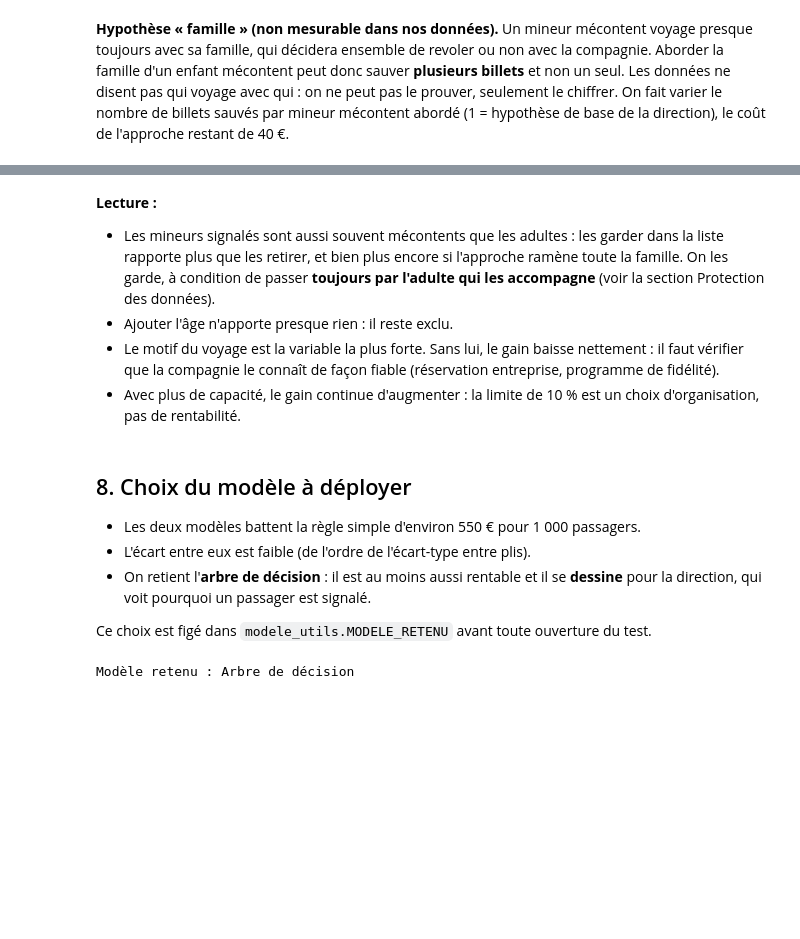
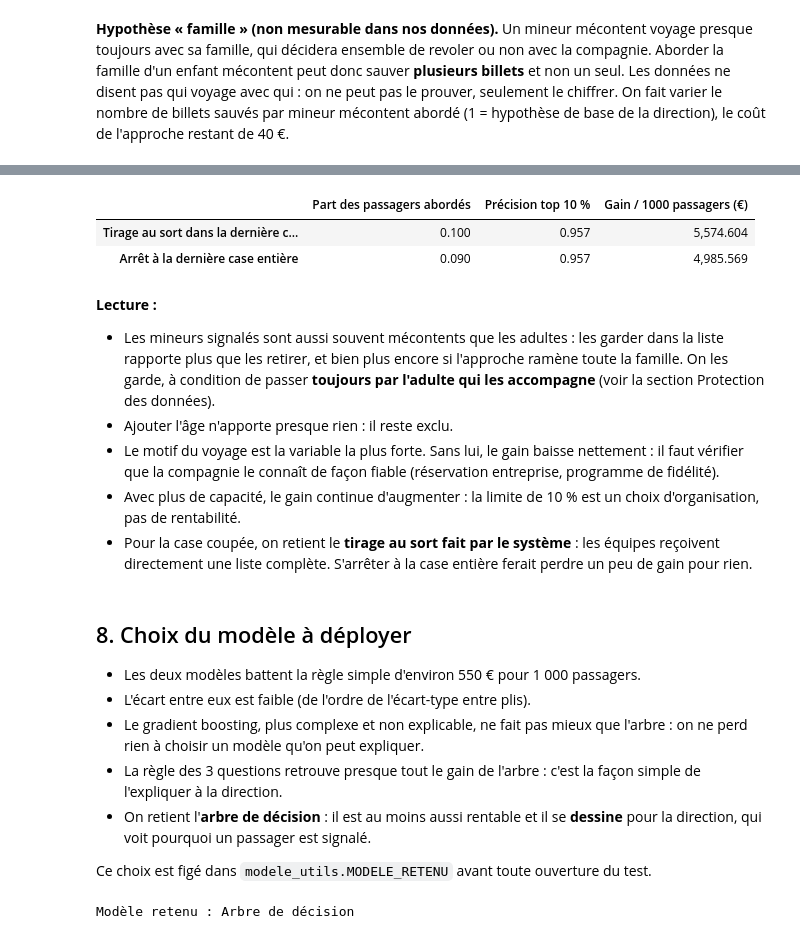
Before and after one commit to Esteban-13/rush_3, a Jupyter notebook: notebooks/04_modeles.ipynb, the cells around one changed output, grey strips where cells are left out. Saved outputs shown, nothing was run; the diff lists cells and outputs as text; code cells hidden in the pictures; blank space fills up the shorter version.

Commit message:
Gel du modèle avant ouverture du test

```diff
--- a/notebooks/04_modeles.ipynb
+++ b/notebooks/04_modeles.ipynb
@@ -246,14 +279,31 @@ capacites
+# %%
+taille_pli = len(y) / len(decoupage)
+coupure = pd.DataFrame({
+    "Tirage au sort dans la dernière case (retenu)": mu.cv(y, score_arbre, decoupage).mean(),
+    "Arrêt à la dernière case entière": mu.cv(y, score_arbre, decoupage, ex_aequo="exclure").mean(),
+}).T
+coupure["Part des passagers abordés"] = coupure["Passagers abordés"] / taille_pli
+coupure = coupure[["Part des passagers abordés", "Précision top 10 %", "Gain / 1000 passagers (€)"]]
+coupure.to_csv(RESULTATS / "04_coupure_derniere_case.csv")
+coupure
+# %% [output]
+|  | Part des passagers abordés | Précision top 10 % | Gain / 1000 passagers (€) |
+| Tirage au sort dans la dernière c... | 0.100 | 0.957 | 5,574.604 |
+| Arrêt à la dernière case entière | 0.090 | 0.957 | 4,985.569 |
 # %% [markdown]
 **Lecture :**
 - Les mineurs signalés sont aussi souvent mécontents que les adultes : les garder dans la liste rapporte plus que les retirer, et bien plus encore si l'approche ramène toute la famille. On les garde, à condition de passer **toujours par l'adulte qui les accompagne** (voir la section Protection des données).
 - Ajouter l'âge n'apporte presque rien : il reste exclu.
 - Le motif du voyage est la variable la plus forte. Sans lui, le gain baisse nettement : il faut vérifier que la compagnie le connaît de façon fiable (réservation entreprise, programme de fidélité).
 - Avec plus de capacité, le gain continue d'augmenter : la limite de 10 % est un choix d'organisation, pas de rentabilité.
+- Pour la case coupée, on retient le **tirage au sort fait par le système** : les équipes reçoivent directement une liste complète. S'arrêter à la case entière ferait perdre un peu de gain pour rien.
 # %% [markdown]
 ## 8. Choix du modèle à déployer
 
 - Les deux modèles battent la règle simple d'environ 550 € pour 1 000 passagers.
 - L'écart entre eux est faible (de l'ordre de l'écart-type entre plis).
+- Le gradient boosting, plus complexe et non explicable, ne fait pas mieux que l'arbre : on ne perd rien à choisir un modèle qu'on peut expliquer.
+- La règle des 3 questions retrouve presque tout le gain de l'arbre : c'est la façon simple de l'expliquer à la direction.
 - On retient l'**arbre de décision** : il est au moins aussi rentable et il se **dessine** pour la direction, qui voit pourquoi un passager est signalé.
 
 Ce choix est figé dans `modele_utils.MODELE_RETENU` avant toute ouverture du test.
```
Also changed, not shown: parts of 11 cells of this notebook, 8 other files.
